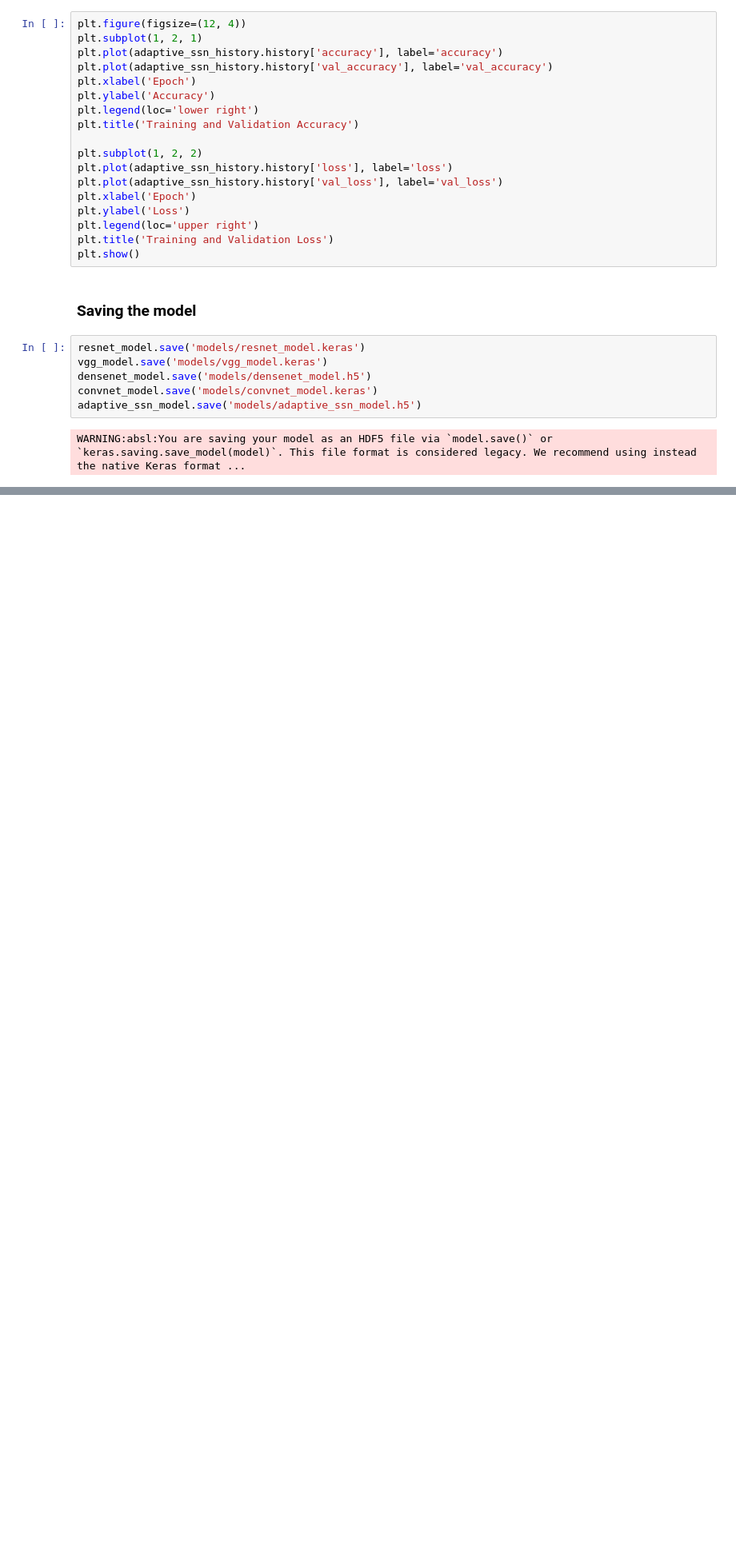
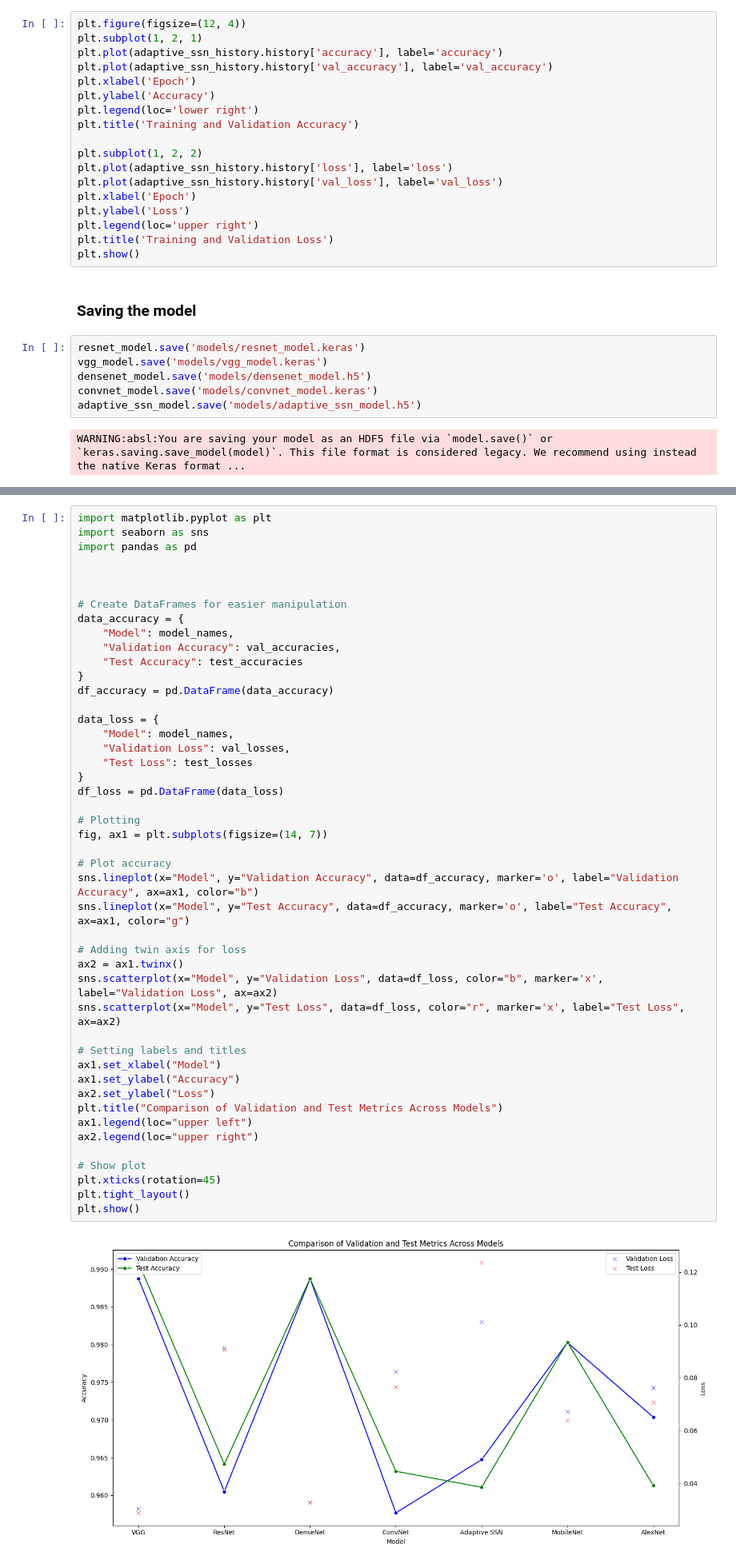
Before and after one commit to Realitylion/Rail-damage-detection, a Jupyter notebook: dmgDetection.ipynb, the cells around one changed output, grey strips where cells are left out. Shown: that part at 80% size. Cells and saved outputs as stored; diff of their text form; blank space fills up the shorter version.

```diff
--- a/dmgDetection.ipynb
+++ b/dmgDetection.ipynb
@@ -471,0 +573,48 @@ WARNING:absl:You are saving your model as an HDF5 file via `model.save()` or `ke
+# %%
+import matplotlib.pyplot as plt
+import seaborn as sns
+import pandas as pd
+
+
+
+# Create DataFrames for easier manipulation
+data_accuracy = {
+    "Model": model_names,
+    "Validation Accuracy": val_accuracies,
+    "Test Accuracy": test_accuracies
+}
+df_accuracy = pd.DataFrame(data_accuracy)
+
+data_loss = {
+    "Model": model_names,
+    "Validation Loss": val_losses,
+    "Test Loss": test_losses
+}
+df_loss = pd.DataFrame(data_loss)
+
+# Plotting
+fig, ax1 = plt.subplots(figsize=(14, 7))
+
+# Plot accuracy
+sns.lineplot(x="Model", y="Validation Accuracy", data=df_accuracy, marker='o', label="Validation Accuracy", ax=ax1, color="b")
+sns.lineplot(x="Model", y="Test Accuracy", data=df_accuracy, marker='o', label="Test Accuracy", ax=ax1, color="g")
+
+# Adding twin axis for loss
+ax2 = ax1.twinx()
+sns.scatterplot(x="Model", y="Validation Loss", data=df_loss, color="b", marker='x', label="Validation Loss", ax=ax2)
+sns.scatterplot(x="Model", y="Test Loss", data=df_loss, color="r", marker='x', label="Test Loss", ax=ax2)
+
+# Setting labels and titles
+ax1.set_xlabel("Model")
+ax1.set_ylabel("Accuracy")
+ax2.set_ylabel("Loss")
+plt.title("Comparison of Validation and Test Metrics Across Models")
+ax1.legend(loc="upper left")
+ax2.legend(loc="upper right")
+
+# Show plot
+plt.xticks(rotation=45)
+plt.tight_layout()
+plt.show()
+# %% [output]
+[figure, added]
```
Also changed, not shown: parts of 6 cells of this notebook.
